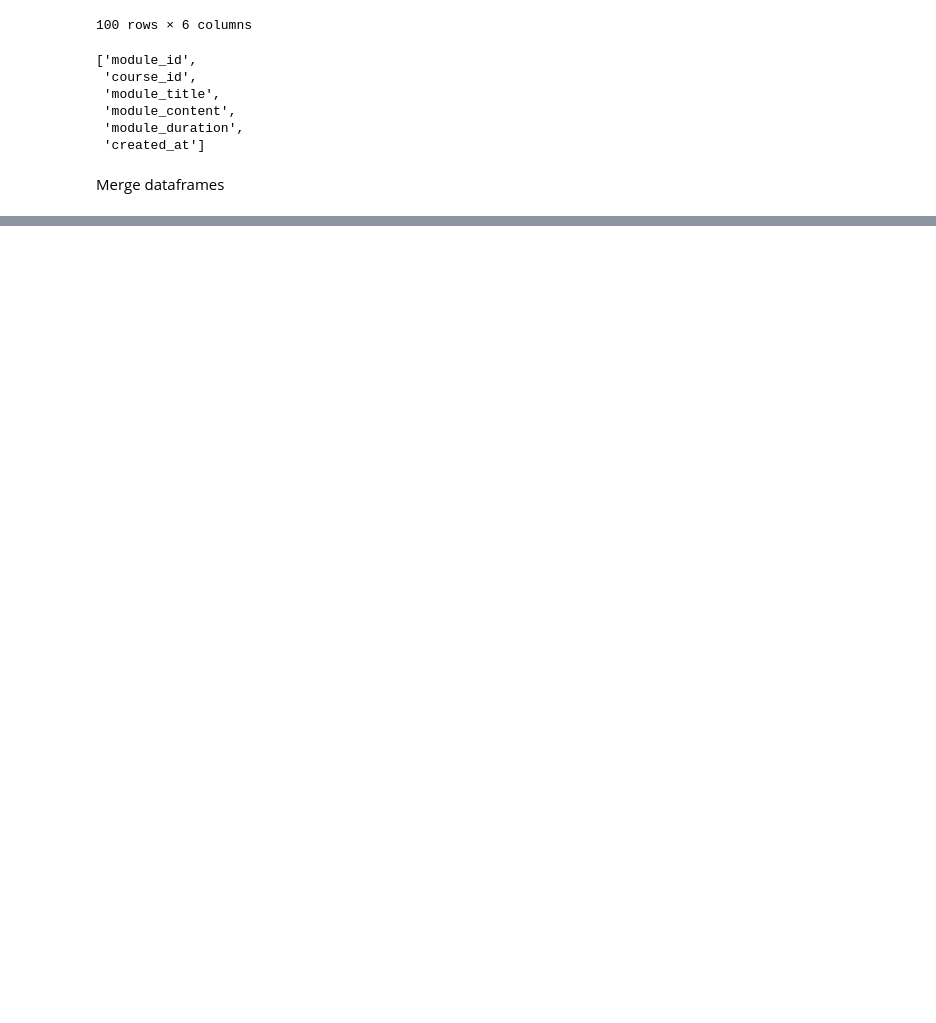
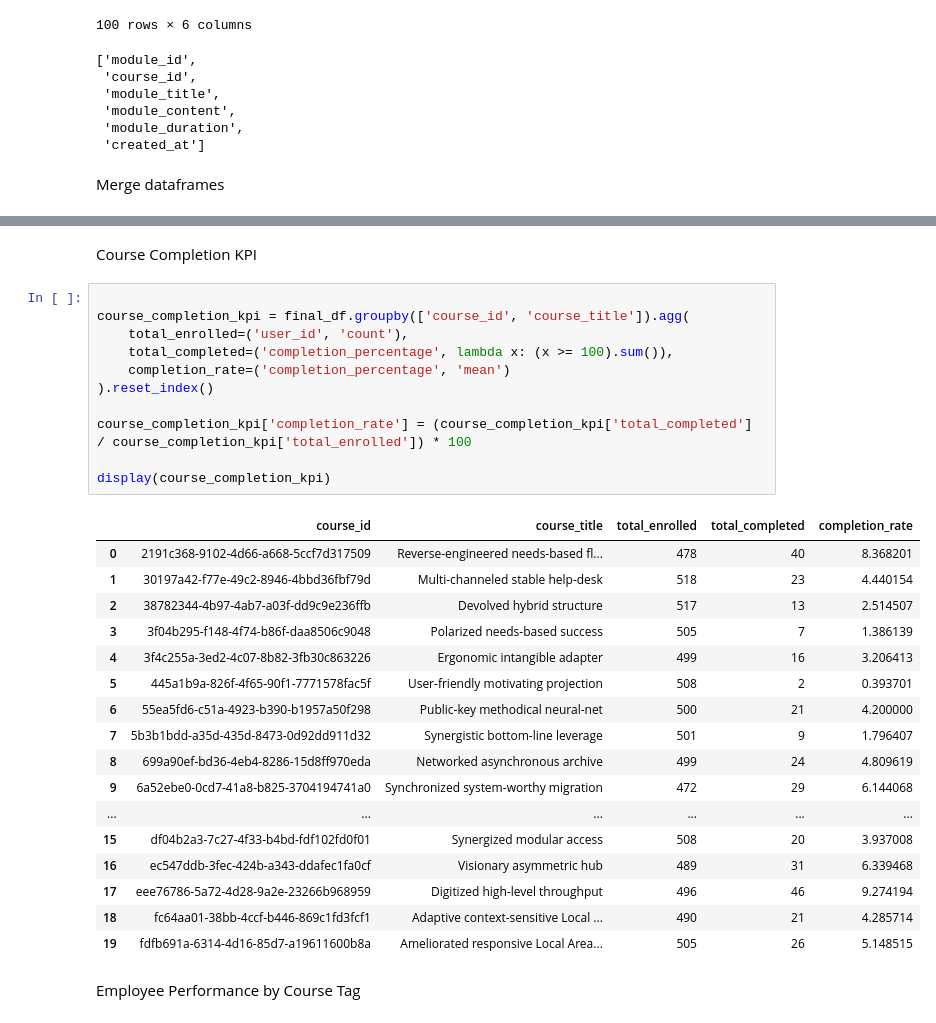
Before and after one commit to vikasreddy1406/Course_completion_project, a Jupyter notebook: data_engineering/data_report_script.ipynb, the cells around one changed output, grey strips where cells are left out. Cells and saved outputs as stored; diff of their text form; blank space fills up the shorter version.

```diff
--- a/data_engineering/data_report_script.ipynb
+++ b/data_engineering/data_report_script.ipynb
@@ -149,0 +340,33 @@ KeyError: 'course_id'
+# %% [markdown]
+Course Completion KPI
+# %%
+
+course_completion_kpi = final_df.groupby(['course_id', 'course_title']).agg(
+    total_enrolled=('user_id', 'count'),
+    total_completed=('completion_percentage', lambda x: (x >= 100).sum()),
+    completion_rate=('completion_percentage', 'mean')
+).reset_index()
+
+course_completion_kpi['completion_rate'] = (course_completion_kpi['total_completed'] / course_completion_kpi['total_enrolled']) * 100
+
+display(course_completion_kpi)
+# %% [output]
+|  | course_id | course_title | total_enrolled | total_completed | completion_rate |
+| 0 | 2191c368-9102-4d66-a668-5ccf7d317509 | Reverse-engineered needs-based fl... | 478 | 40 | 8.368201 |
+| 1 | 30197a42-f77e-49c2-8946-4bbd36fbf79d | Multi-channeled stable help-desk | 518 | 23 | 4.440154 |
+| 2 | 38782344-4b97-4ab7-a03f-dd9c9e236ffb | Devolved hybrid structure | 517 | 13 | 2.514507 |
+| 3 | 3f04b295-f148-4f74-b86f-daa8506c9048 | Polarized needs-based success | 505 | 7 | 1.386139 |
+| 4 | 3f4c255a-3ed2-4c07-8b82-3fb30c863226 | Ergonomic intangible adapter | 499 | 16 | 3.206413 |
+| 5 | 445a1b9a-826f-4f65-90f1-7771578fac5f | User-friendly motivating projection | 508 | 2 | 0.393701 |
+| 6 | 55ea5fd6-c51a-4923-b390-b1957a50f298 | Public-key methodical neural-net | 500 | 21 | 4.200000 |
+| 7 | 5b3b1bdd-a35d-435d-8473-0d92dd911d32 | Synergistic bottom-line leverage | 501 | 9 | 1.796407 |
+| 8 | 699a90ef-bd36-4eb4-8286-15d8ff970eda | Networked asynchronous archive | 499 | 24 | 4.809619 |
+| 9 | 6a52ebe0-0cd7-41a8-b825-3704194741a0 | Synchronized system-worthy migration | 472 | 29 | 6.144068 |
+| ... | ... | ... | ... | ... | ... |
+| 15 | df04b2a3-7c27-4f33-b4bd-fdf102fd0f01 | Synergized modular access | 508 | 20 | 3.937008 |
+| 16 | ec547ddb-3fec-424b-a343-ddafec1fa0cf | Visionary asymmetric hub | 489 | 31 | 6.339468 |
+| 17 | eee76786-5a72-4d28-9a2e-23266b968959 | Digitized high-level throughput | 496 | 46 | 9.274194 |
+| 18 | fc64aa01-38bb-4ccf-b446-869c1fd3fcf1 | Adaptive context-sensitive Local ... | 490 | 21 | 4.285714 |
+| 19 | fdfb691a-6314-4d16-85d7-a19611600b8a | Ameliorated responsive Local Area... | 505 | 26 | 5.148515 |
+# %% [markdown]
+Employee Performance by Course Tag
```
Also changed, not shown: parts of 30 cells of this notebook, 15 other files.
